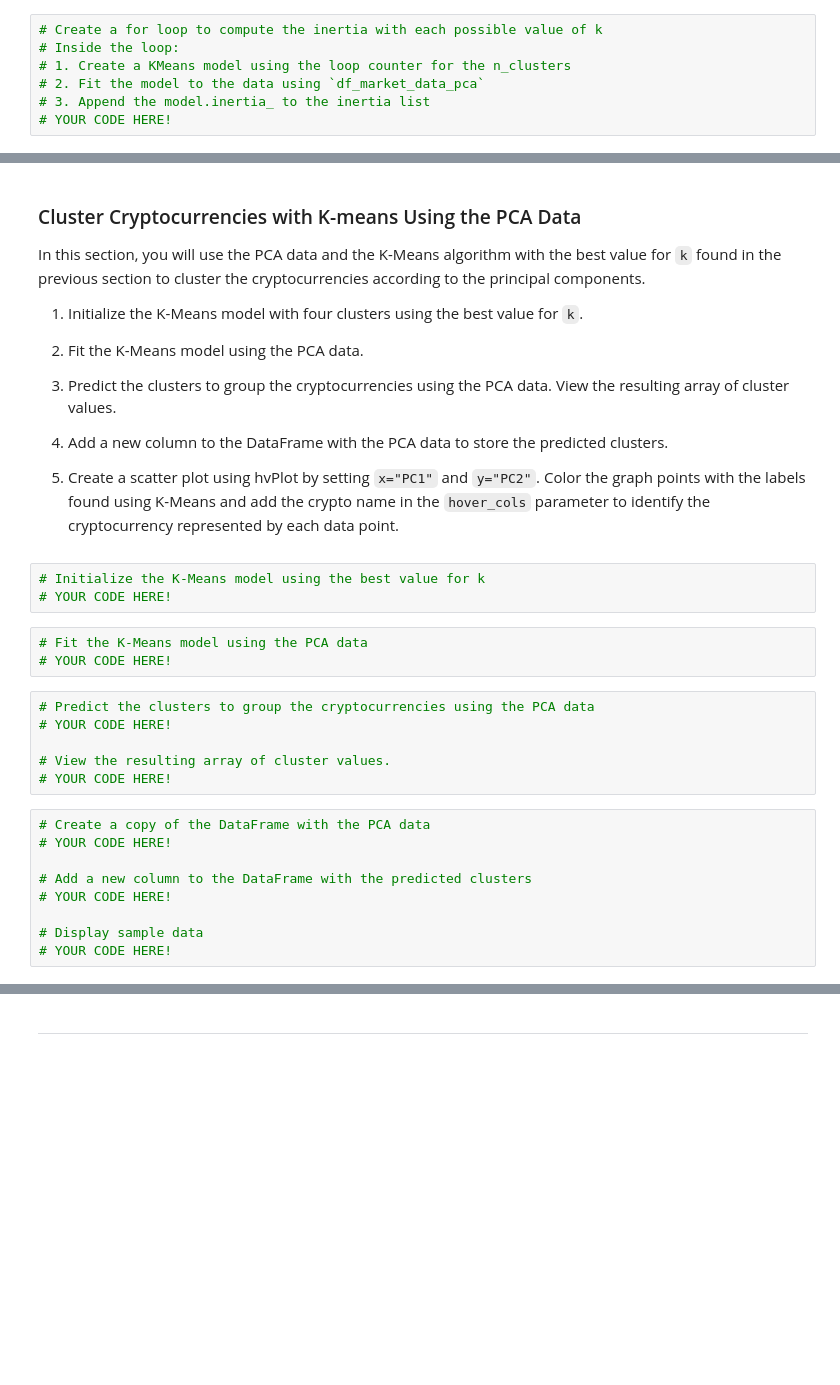
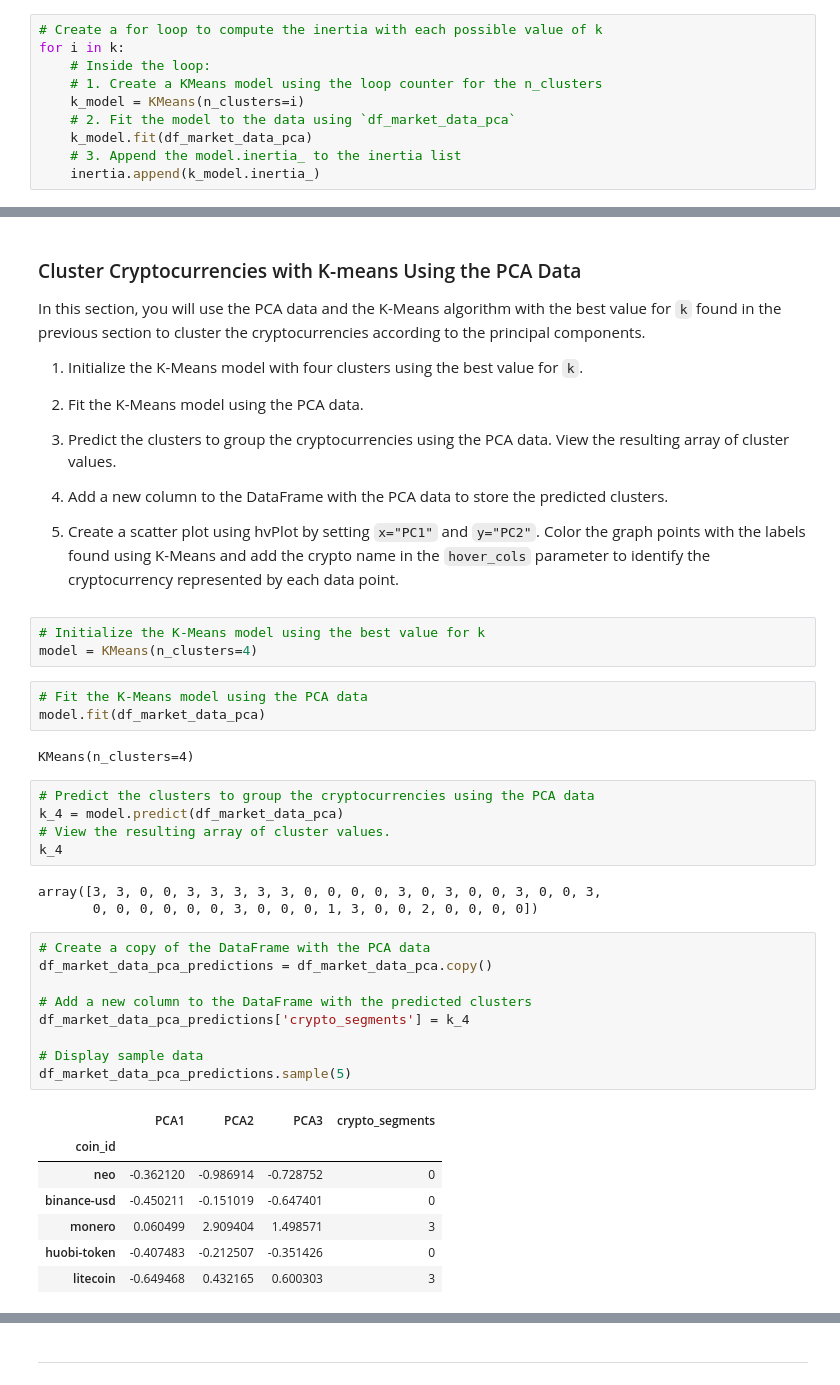
Before and after one commit to marc-martinez1/unsupervised_learning_demo, a Jupyter notebook: crypto_investments.ipynb, the cells around one changed output, grey strips where cells are left out. Saved outputs shown, nothing was run; the diff lists cells and outputs as text; blank space fills up the shorter version.

Commit message:
Commit remaining code for pca model and comparison

```diff
--- a/crypto_investments.ipynb
+++ b/crypto_investments.ipynb
@@ -315,9 +334,12 @@ In this section, you will use the elbow method to find the best value for `k` us
 # %%
 # Create a for loop to compute the inertia with each possible value of k
-# Inside the loop:
-# 1. Create a KMeans model using the loop counter for the n_clusters
-# 2. Fit the model to the data using `df_market_data_pca`
-# 3. Append the model.inertia_ to the inertia list
-# YOUR CODE HERE!
+for i in k:
+    # Inside the loop:
+    # 1. Create a KMeans model using the loop counter for the n_clusters
+    k_model = KMeans(n_clusters=i)
+    # 2. Fit the model to the data using `df_market_data_pca`
+    k_model.fit(df_market_data_pca)
+    # 3. Append the model.inertia_ to the inertia list
+    inertia.append(k_model.inertia_)
 # %%
 # Create a dictionary with the data to plot the Elbow curve
@@ -357,24 +386,36 @@ In this section, you will use the PCA data and the K-Means algorithm with the be
 5. Create a scatter plot using hvPlot by setting `x="PC1"` and `y="PC2"`. Color the graph points with the labels found using K-Means and add the crypto name in the `hover_cols` parameter to identify the cryptocurrency represented by each data point.
 # %%
 # Initialize the K-Means model using the best value for k
-# YOUR CODE HERE!
+model = KMeans(n_clusters=4)
 # %%
 # Fit the K-Means model using the PCA data
-# YOUR CODE HERE!
+model.fit(df_market_data_pca)
+# %% [output]
+KMeans(n_clusters=4)
 # %%
 # Predict the clusters to group the cryptocurrencies using the PCA data
-# YOUR CODE HERE!
-
+k_4 = model.predict(df_market_data_pca)
 # View the resulting array of cluster values.
-# YOUR CODE HERE!
+k_4
+# %% [output]
+array([3, 3, 0, 0, 3, 3, 3, 3, 3, 0, 0, 0, 0, 3, 0, 3, 0, 0, 3, 0, 0, 3,
+       0, 0, 0, 0, 0, 0, 3, 0, 0, 0, 1, 3, 0, 0, 2, 0, 0, 0, 0])
 # %%
 # Create a copy of the DataFrame with the PCA data
-# YOUR CODE HERE!
+df_market_data_pca_predictions = df_market_data_pca.copy()
 
 # Add a new column to the DataFrame with the predicted clusters
-# YOUR CODE HERE!
+df_market_data_pca_predictions['crypto_segments'] = k_4
 
 # Display sample data
-# YOUR CODE HERE!
+df_market_data_pca_predictions.sample(5)
+# %% [output]
+|  | PCA1 | PCA2 | PCA3 | crypto_segments |
+| coin_id |  |  |  |  |
+| neo | -0.362120 | -0.986914 | -0.728752 | 0 |
+| binance-usd | -0.450211 | -0.151019 | -0.647401 | 0 |
+| monero | 0.060499 | 2.909404 | 1.498571 | 3 |
+| huobi-token | -0.407483 | -0.212507 | -0.351426 | 0 |
+| litecoin | -0.649468 | 0.432165 | 0.600303 | 3 |
 # %%
 # Create a scatter plot using hvPlot by setting
```
Also changed, not shown: parts of 17 cells of this notebook.
